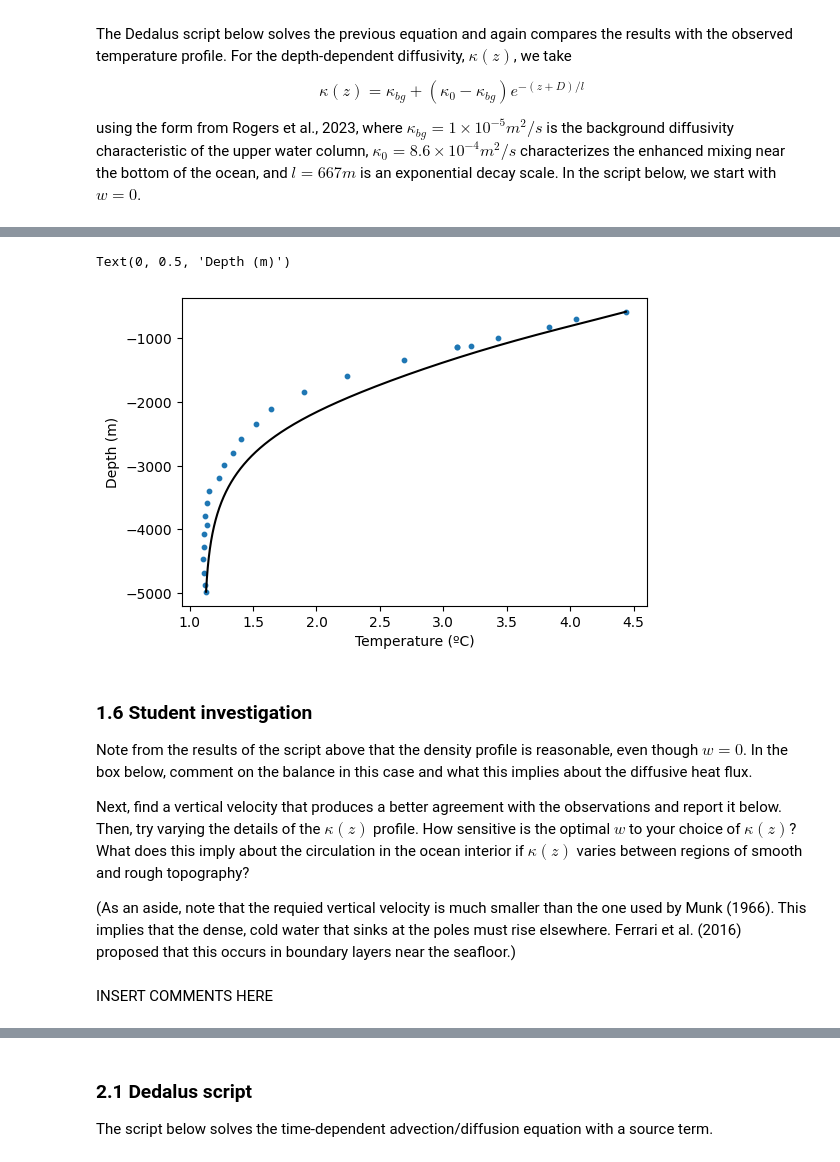
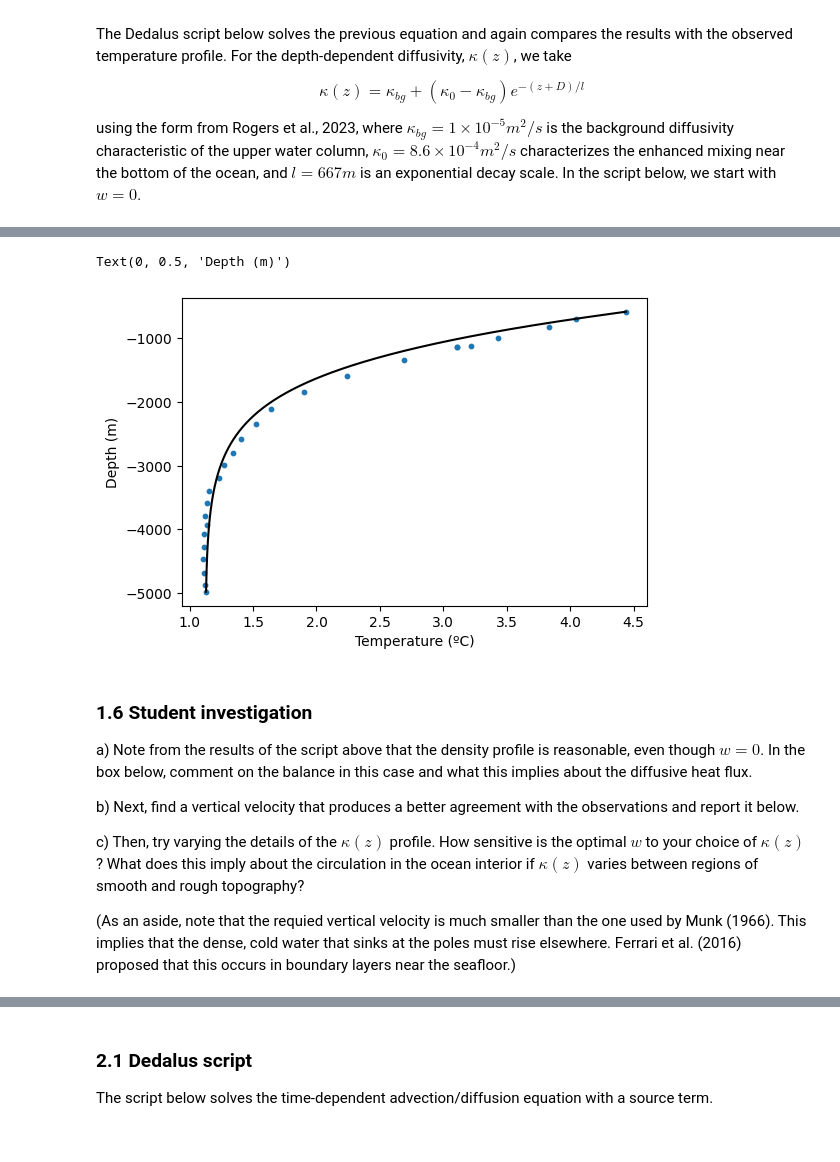
Before and after one commit to sjg230/QCES_LNM, a Jupyter notebook: Project2_transport.ipynb, the cells around one changed output, grey strips where cells are left out. Drawn from its saved outputs; the diff is of its cells as text; code cells hidden in the pictures.

```diff
--- a/Project2_transport.ipynb
+++ b/Project2_transport.ipynb
@@ -292,8 +292,8 @@ T_surface = CTD_T[-1]
 T_bottom = CTD_T[0]
 Nz = 1000
 
-# Set the vertical velocity
-w = 0 # m/s
+# Set the vertical velocity, positive for upwelling
+w = 5e-10 # m/s # originally set to zero
 
 # Bases
 zcoord = d3.Coordinate('z')
@@ -305,8 +305,20 @@ z = dist.local_grid(zbasis)
 T = dist.Field(name='T', bases=zbasis)
 kappa = dist.Field(name='kappa', bases=zbasis)
 # Set the diffusivity
-# Below is the diffusivity profile from Rogers et al., 2023
-kappa['g']=1e-5 + (8.6e-4-1e-5)*np.exp((-5e3-z)/667) # m^2/s
+
+# Here are the Rogers et al., 2023 values for characteristic diffusivities
+kappa_bg = 1e-5 # m^2/s
+kappa_0 = 8.6e-4 # m^2/s
+lscale = 667 # m
+D = 5000 # m -> reference depth
+# Here are alternative values to test their effects (comment out to revert to literature values)
+kappa_bg = 1e-5 # m^2/s
+kappa_0 = 8.6e-3 # m^2/s
+lscale = 667 # m
+D = 5000 # m -> reference depth
+
+# Below is the form of the diffusivity profile from Rogers et al., 2023
+kappa['g'] = kappa_bg + (kappa_0 - kappa_bg)*np.exp((-D-z)/lscale) # m^2/s
 
 # Add two tau variables to allow us to apply two boundary conditions
 tau_1 = dist.Field(name='tau_1')
@@ -342,12 +354,13 @@ INFO:subsystems:Building subproblem matrices 1/1 (~100%) Elapsed: 0s, Remaining:
 Text(0, 0.5, 'Depth (m)')
-[figure, old version]
+[figure, new version]
 # %% [markdown]
 ### 1.6 Student investigation
 <a id='section1pt6'></a>
-Note from the results of the script above that the density profile is reasonable, even though $w=0$. In the box below, comment on the balance in this case and what this implies about the diffusive heat flux.
 
-Next, find a vertical velocity that produces a better agreement with the observations and report it below. Then, try varying the details of the $\kappa(z)$ profile. How sensitive is the optimal $w$ to your choice of $\kappa(z)$? What does this imply about the circulation in the ocean interior if $\kappa(z)$ varies between regions of smooth and rough topography?
+a) Note from the results of the script above that the density profile is reasonable, even though $w=0$. In the box below, comment on the balance in this case and what this implies about the diffusive heat flux.
+
+b) Next, find a vertical velocity that produces a better agreement with the observations and report it below.
+
+c) Then, try varying the details of the $\kappa(z)$ profile. How sensitive is the optimal $w$ to your choice of $\kappa(z)$? What does this imply about the circulation in the ocean interior if $\kappa(z)$ varies between regions of smooth and rough topography?
 
 (As an aside, note that the requied vertical velocity is much smaller than the one used by Munk (1966). This implies that the dense, cold water that sinks at the poles must rise elsewhere. Ferrari et al. (2016) proposed that this occurs in boundary layers near the seafloor.)
-# %% [markdown]
-INSERT COMMENTS HERE
```
Also changed, not shown: parts of 11 cells of this notebook.
